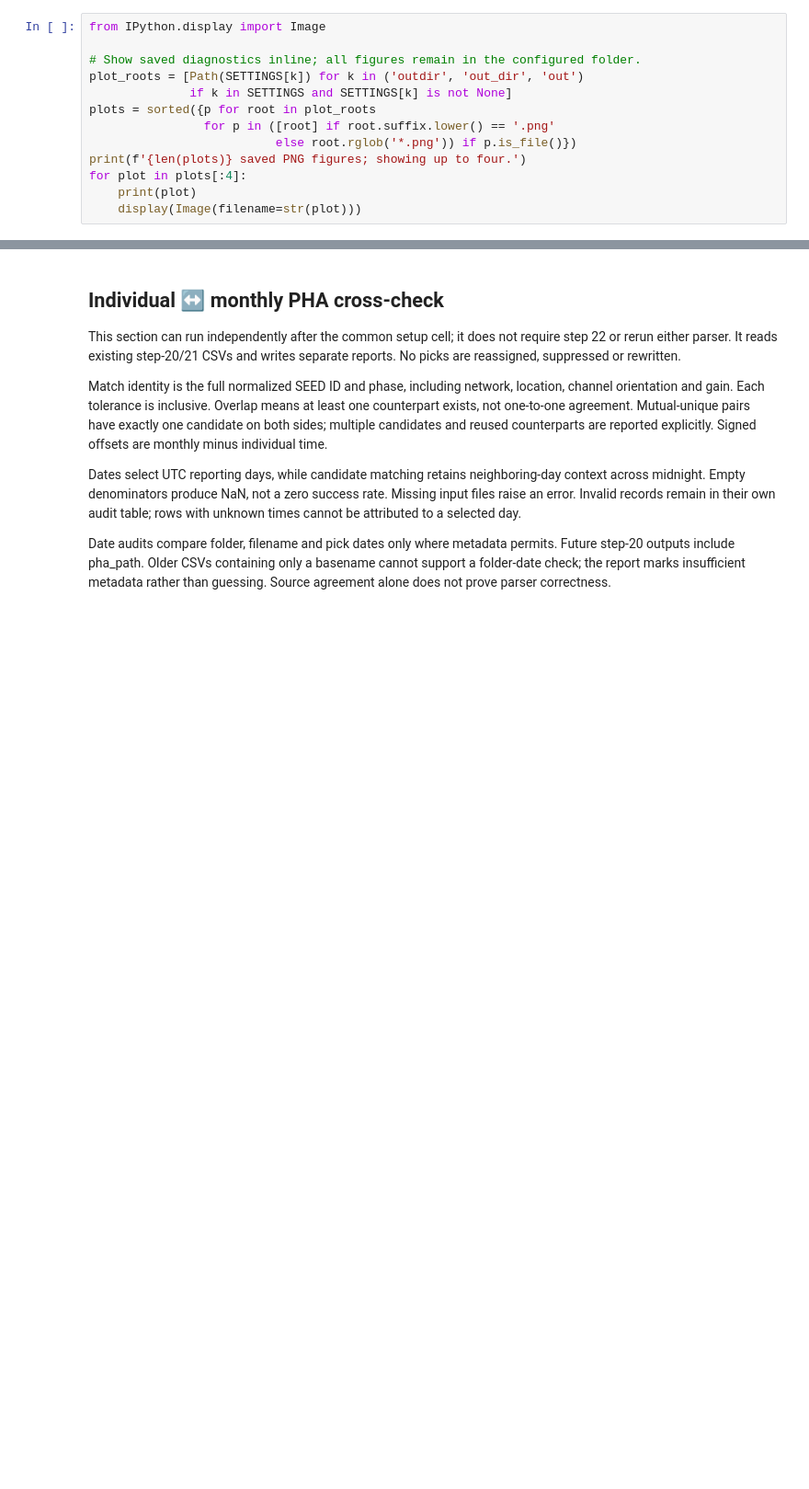
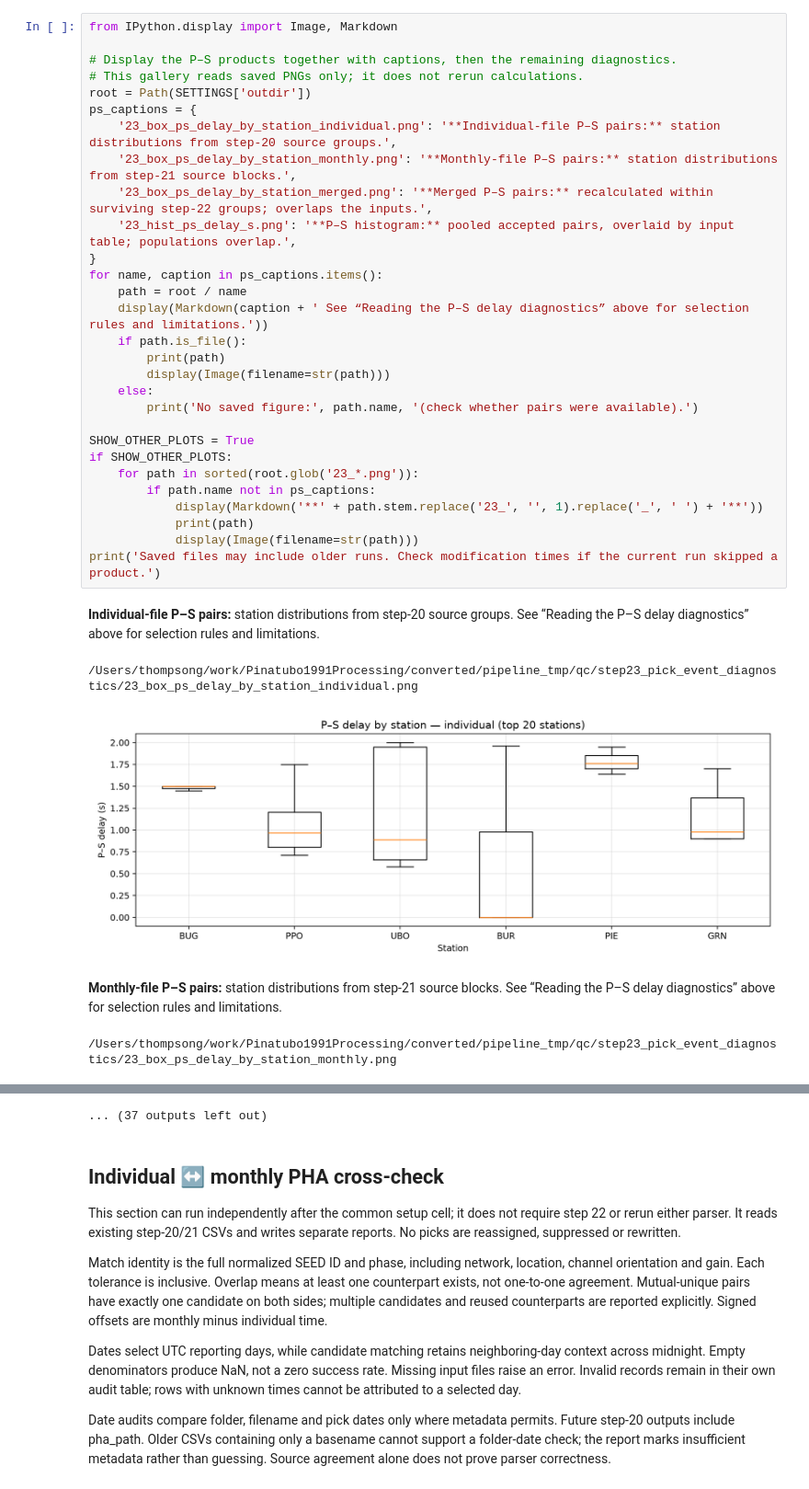
Before and after one commit to gthompson/Pinatubo1991SeismicData, a Jupyter notebook: 10_conversion/23_plot_pick_event_diagnostics.ipynb, the cells around one changed output, grey strips where cells are left out. Shown at 92% size. Saved outputs shown, nothing was run; the diff lists cells and outputs as text; blank space fills up the shorter version.

```diff
--- a/10_conversion/23_plot_pick_event_diagnostics.ipynb
+++ b/10_conversion/23_plot_pick_event_diagnostics.ipynb
@@ -73,13 +703,35 @@ for name, value in result.items():
 # %%
-from IPython.display import Image
+from IPython.display import Image, Markdown
 
-# Show saved diagnostics inline; all figures remain in the configured folder.
-plot_roots = [Path(SETTINGS[k]) for k in ('outdir', 'out_dir', 'out')
-              if k in SETTINGS and SETTINGS[k] is not None]
-plots = sorted({p for root in plot_roots
-                for p in ([root] if root.suffix.lower() == '.png'
-                          else root.rglob('*.png')) if p.is_file()})
-print(f'{len(plots)} saved PNG figures; showing up to four.')
-for plot in plots[:4]:
-    print(plot)
-    display(Image(filename=str(plot)))
+# Display the P–S products together with captions, then the remaining diagnostics.
+# This gallery reads saved PNGs only; it does not rerun calculations.
+root = Path(SETTINGS['outdir'])
+ps_captions = {
+    '23_box_ps_delay_by_station_individual.png': '**Individual-file P–S pairs:** station distributions from step-20 source groups.',
+    '23_box_ps_delay_by_station_monthly.png': '**Monthly-file P–S pairs:** station distributions from step-21 source blocks.',
+    '23_box_ps_delay_by_station_merged.png': '**Merged P–S pairs:** recalculated within surviving step-22 groups; overlaps the inputs.',
+    '23_hist_ps_delay_s.png': '**P–S histogram:** pooled accepted pairs, overlaid by input table; populations overlap.',
+}
+for name, caption in ps_captions.items():
+    path = root / name
+    display(Markdown(caption + ' See “Reading the P–S delay diagnostics” above for selection rules and limitations.'))
+    if path.is_file():
+        print(path)
+        display(Image(filename=str(path)))
+    else:
+        print('No saved figure:', path.name, '(check whether pairs were available).')
+
+SHOW_OTHER_PLOTS = True
+if SHOW_OTHER_PLOTS:
+    for path in sorted(root.glob('23_*.png')):
+        if path.name not in ps_captions:
+            display(Markdown('**' + path.stem.replace('23_', '', 1).replace('_', ' ') + '**'))
+            print(path)
+            display(Image(filename=str(path)))
+print('Saved files may include older runs. Check modification times if the current run skipped a product.')
+# %% [output]
+**Individual-file P–S pairs:** station distributions from step-20 source groups. See “Reading the P–S delay diagnostics” above for selection rules and limitations.
+/Users/thompsong/work/Pinatubo1991Processing/converted/pipeline_tmp/qc/step23_pick_event_diagnostics/23_box_ps_delay_by_station_individual.png
+[figure, added]
+**Monthly-file P–S pairs:** station distributions from step-21 source blocks. See “Reading the P–S delay diagnostics” above for selection rules and limitations.
+/Users/thompsong/work/Pinatubo1991Processing/converted/pipeline_tmp/qc/step23_pick_event_diagnostics/23_box_ps_delay_by_station_monthly.png
@@ -86,3 +745,4 @@ for plot in plots[:4]:
+... (37 outputs left out)
 # %% [markdown]
 ## Individual ↔ monthly PHA cross-check
 
```
Also changed, not shown: parts of 20 cells of this notebook, 50 other files.
